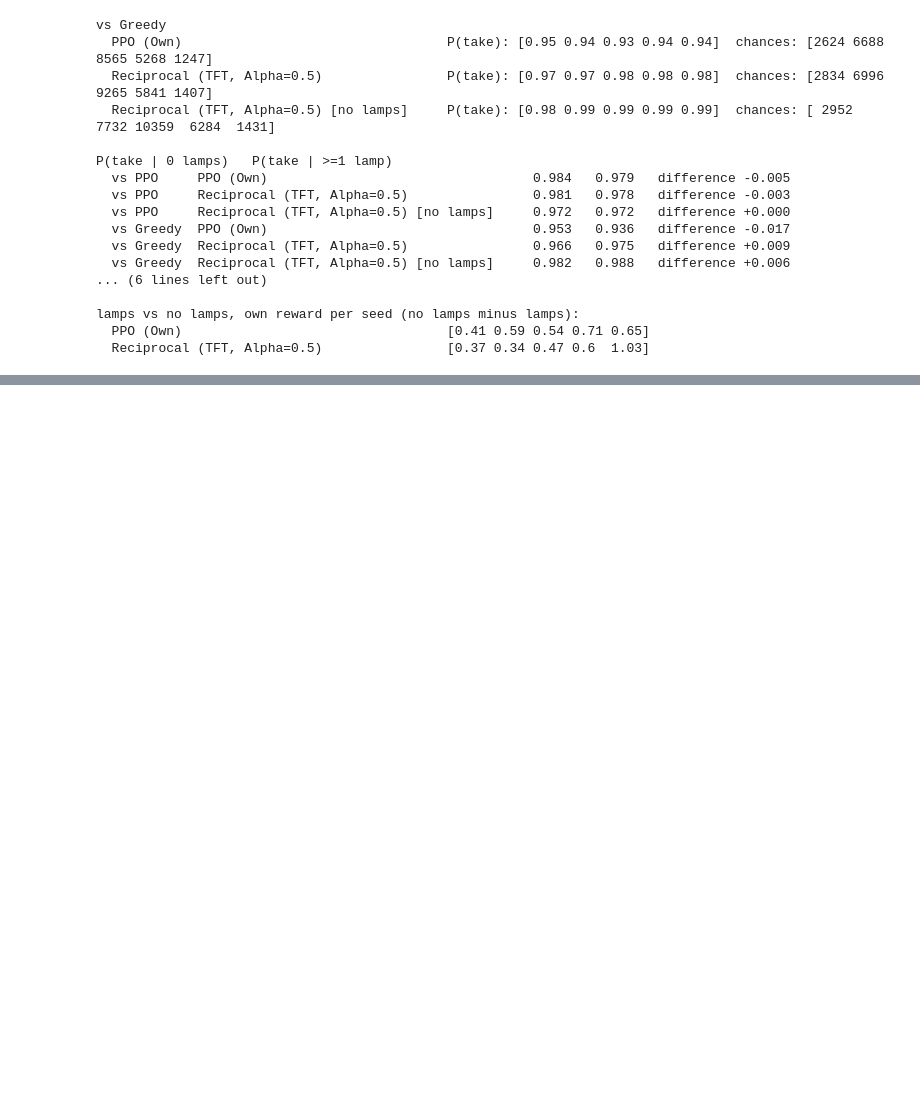
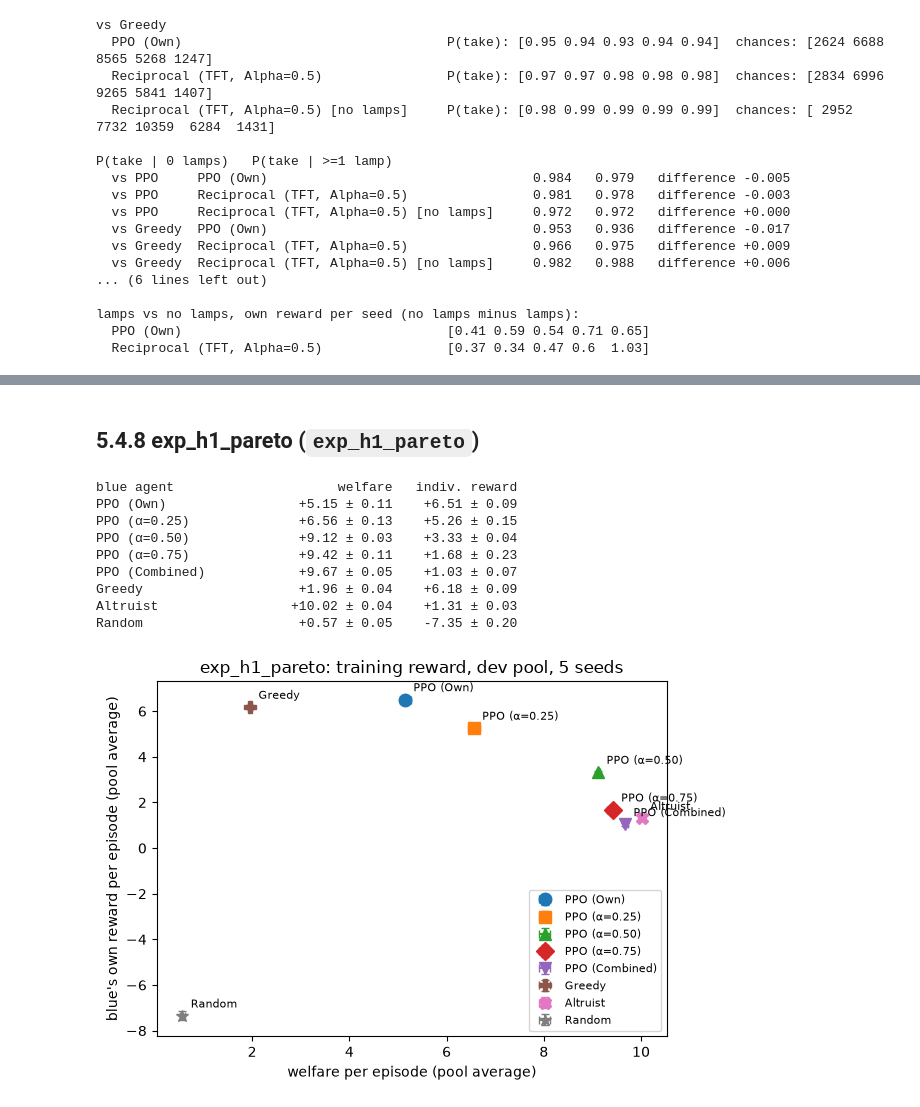
Before and after one commit to Bartva1/assignment1, a Jupyter notebook: Assignment1-baseline.ipynb, the cells around one changed output, grey strips where cells are left out. Saved outputs shown, nothing was run; the diff lists cells and outputs as text; code cells hidden in the pictures; blank space fills up the shorter version.

```diff
--- a/Assignment1-baseline.ipynb
+++ b/Assignment1-baseline.ipynb
@@ -1300,0 +1354,37 @@ lamps vs no lamps, own reward per seed (no lamps minus lamps):
+# %% [markdown]
+## 5.4.8 exp_h1_pareto (`exp_h1_pareto`)
+# %%
+def save_figure(plot_function, path, *args, **kwargs):
+    """Runs one of the course's plot functions and also saves the figure (they call plt.show themselves)."""
+    Path(path).parent.mkdir(exist_ok=True)
+    show, plt.show = plt.show, lambda *a, **k: None
+    try:
+        plot_function(*args, **kwargs)
+        plt.savefig(path, dpi=200, bbox_inches='tight')
+    finally:
+        plt.show = show
+    plt.show()
+
+
+def pool_table(results_by_blue, blue_names):
+    """Pool average (mean over the 5 Reds per seed), then mean +- sd over seeds."""
+    print(f'{"blue agent":22s}{"welfare":>16s}{"indiv. reward":>16s}')
+    for blue in blue_names:
+        w, r = pool_scores(results_by_blue[blue], 'welfare'), pool_scores(results_by_blue[blue], 'reward_blue')
+        print(f'{label(blue):22s}{w.mean():+9.2f} ±{w.std():5.2f}{r.mean():+9.2f} ±{r.std():5.2f}')
+
+
+pool_table(dev, H1_AGENTS + REFERENCES)
+save_figure(plot_pareto, 'figures/pareto_h1.png', {label(name): dev[name] for name in H1_AGENTS + REFERENCES},
+            'exp_h1_pareto: training reward, dev pool, 5 seeds')
+# %% [output]
+blue agent                     welfare   indiv. reward
+PPO (Own)                 +5.15 ± 0.11    +6.51 ± 0.09
+PPO (α=0.25)              +6.56 ± 0.13    +5.26 ± 0.15
+PPO (α=0.50)              +9.12 ± 0.03    +3.33 ± 0.04
+PPO (α=0.75)              +9.42 ± 0.11    +1.68 ± 0.23
+PPO (Combined)            +9.67 ± 0.05    +1.03 ± 0.07
+Greedy                    +1.96 ± 0.04    +6.18 ± 0.09
+Altruist                 +10.02 ± 0.04    +1.31 ± 0.03
+Random                    +0.57 ± 0.05    -7.35 ± 0.20
+[figure, added]
```
Also changed, not shown: parts of 6 cells of this notebook, 1 other file.
